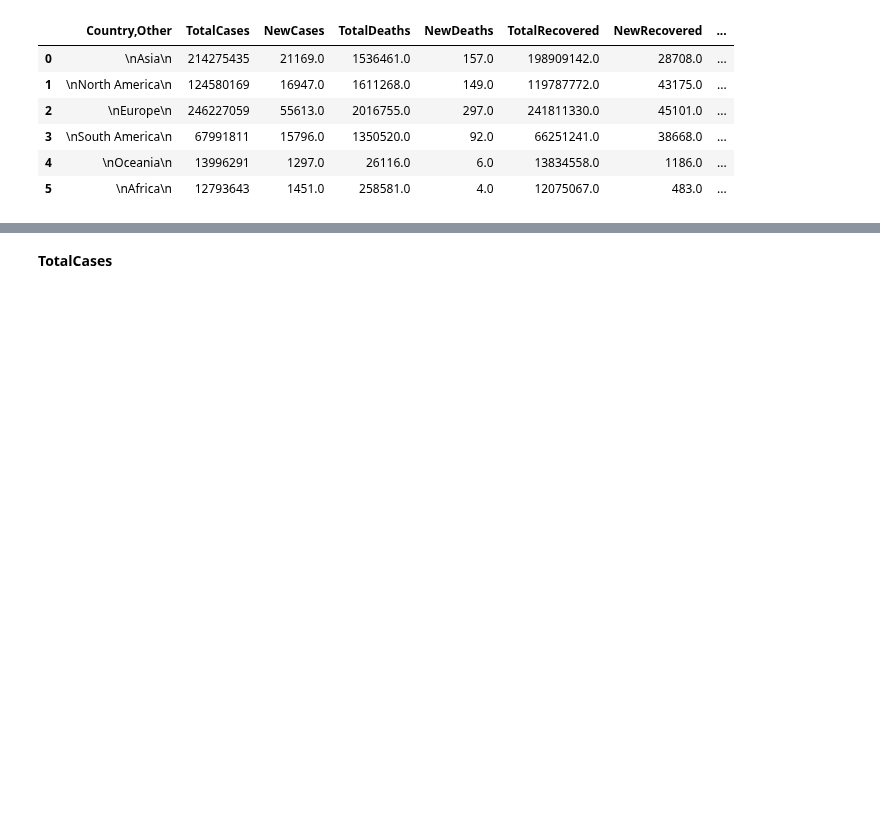
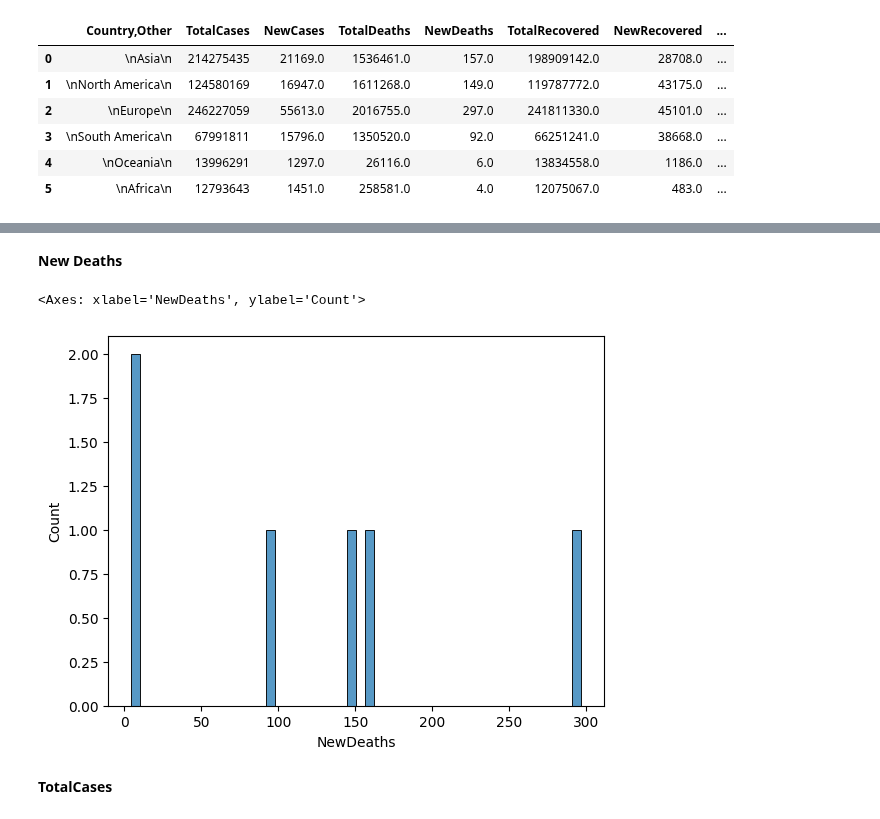
Before and after one commit to daongochoa2002/Lab1-Data-Visualization, a Jupyter notebook: Coronavirus Analysis.ipynb, the cells around one changed output, grey strips where cells are left out. Cells and saved outputs as stored; diff of their text form; code cells hidden in the pictures; blank space fills up the shorter version.

```diff
--- a/Coronavirus Analysis.ipynb
+++ b/Coronavirus Analysis.ipynb
@@ -475,3 +485,13 @@ df
+# %% [markdown]
+**New Deaths**
+# %%
+# NewDeaths
+df['NewDeaths']=df['NewDeaths'].fillna(0)
+# plot
+sns.histplot(data=df, x="NewDeaths",bins=50)
+# %% [output]
+<Axes: xlabel='NewDeaths', ylabel='Count'>
+[figure, added]
 # %% [markdown]
 **TotalCases**
 # %%
```
Also changed, not shown: parts of 6 cells of this notebook.
